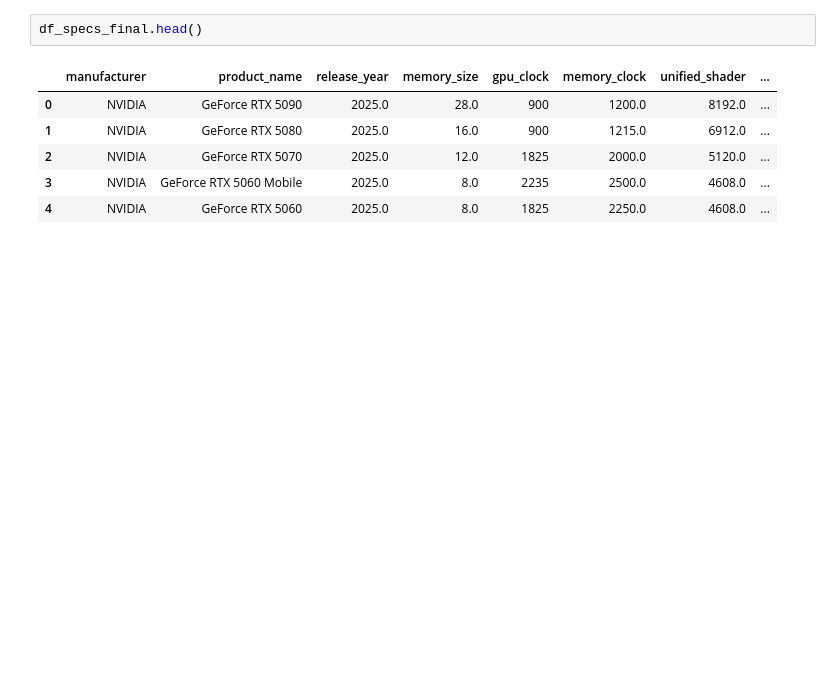
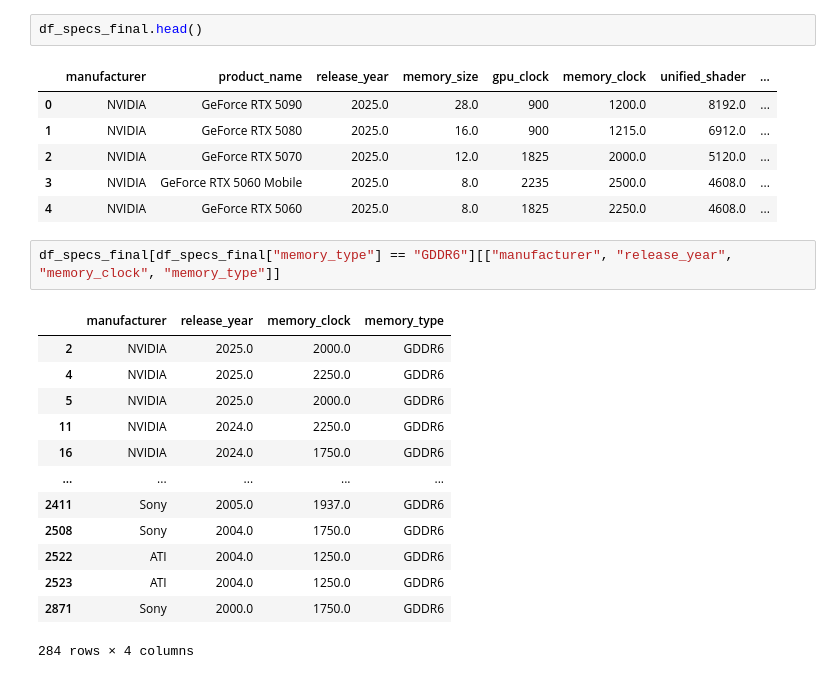
Before and after one commit to DylanHartmann/CDS-301-Project, a Jupyter notebook: visualizations.ipynb, the cells around one changed output. Saved outputs shown, nothing was run; the diff lists cells and outputs as text; blank space fills up the shorter version.

```diff
--- a/visualizations.ipynb
+++ b/visualizations.ipynb
@@ -127,3 +131,19 @@ df_specs_final.head()
 | 2 | NVIDIA | GeForce RTX 5070 | 2025.0 | 12.0 | 1825 | 2000.0 | 5120.0 | ... |
 | 3 | NVIDIA | GeForce RTX 5060 Mobile | 2025.0 | 8.0 | 2235 | 2500.0 | 4608.0 | ... |
 | 4 | NVIDIA | GeForce RTX 5060 | 2025.0 | 8.0 | 1825 | 2250.0 | 4608.0 | ... |
+# %%
+df_specs_final[df_specs_final["memory_type"] == "GDDR6"][["manufacturer", "release_year", "memory_clock", "memory_type"]]
+# %% [output]
+|  | manufacturer | release_year | memory_clock | memory_type |
+| 2 | NVIDIA | 2025.0 | 2000.0 | GDDR6 |
+| 4 | NVIDIA | 2025.0 | 2250.0 | GDDR6 |
+| 5 | NVIDIA | 2025.0 | 2000.0 | GDDR6 |
+| 11 | NVIDIA | 2024.0 | 2250.0 | GDDR6 |
+| 16 | NVIDIA | 2024.0 | 1750.0 | GDDR6 |
+| ... | ... | ... | ... | ... |
+| 2411 | Sony | 2005.0 | 1937.0 | GDDR6 |
+| 2508 | Sony | 2004.0 | 1750.0 | GDDR6 |
+| 2522 | ATI | 2004.0 | 1250.0 | GDDR6 |
+| 2523 | ATI | 2004.0 | 1250.0 | GDDR6 |
+| 2871 | Sony | 2000.0 | 1750.0 | GDDR6 |
+284 rows × 4 columns
```
Also changed, not shown: parts of 11 cells of this notebook.
